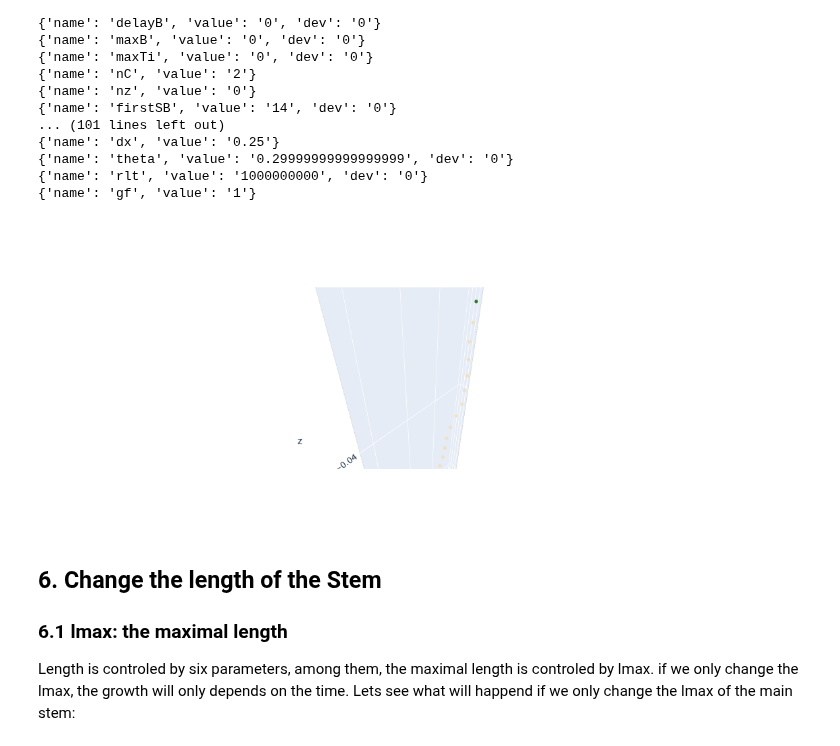
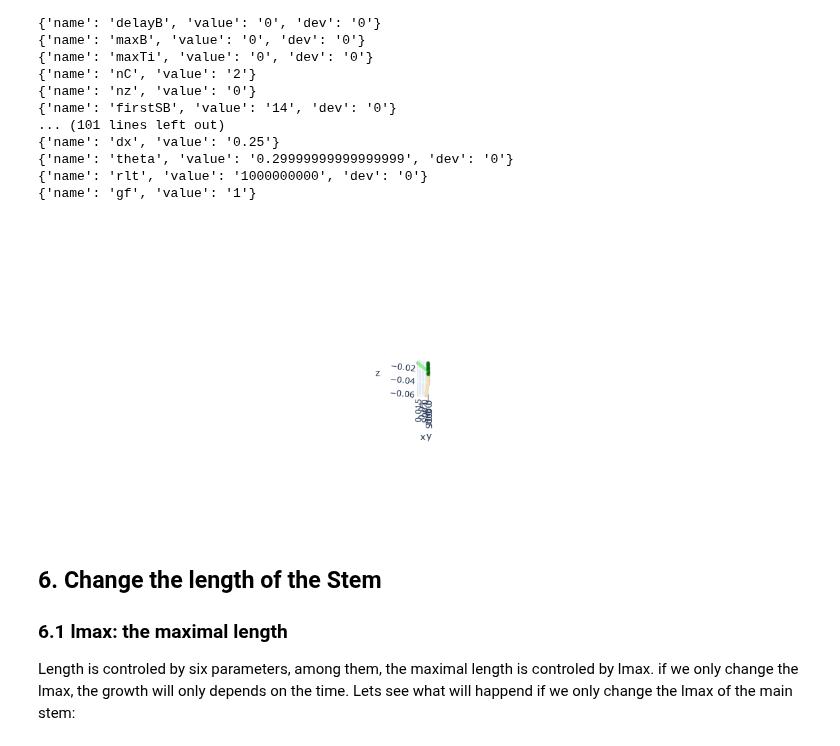
Before and after one commit to Plant-Root-Soil-Interactions-Modelling/CPlantBox, a Jupyter notebook: tutorial/jupyter/CPlantBox_PiafMunch_Tutorial_(include_installation).ipynb, the cells around one changed output. Drawn from its saved outputs; the diff is of its cells as text; code cells hidden in the pictures.

```diff
--- a/tutorial/jupyter/CPlantBox_PiafMunch_Tutorial_(include_installation).ipynb
+++ b/tutorial/jupyter/CPlantBox_PiafMunch_Tutorial_(include_installation).ipynb
@@ -40,6 +40,6 @@ To create different plants, only the last part of the code is needed, we will re
 # %%
 # to create a different plant, we need to repeat those 5 lines of code
-name = "1_new.xml" # parameter name, you could change the '4' to 0-8  and rerun this block
+name = "1.xml" # parameter name, you could change the '4' to 0-8  and rerun this block
 # here are some optional parameter files to be tested
 # name = "PMA2018" # Simulate a small plant with 3 leaves and two lateral root, you can comment the heliantus line and uncomment this line to see what happend.
 time = 70 # how many days the plant need to grow, make it smaller, for example 15 to see if the plant becomes smaller
@@ -53,7 +53,7 @@ fig.show()
 # %%
 for i in range(0,9):
     print('starting to create Plant No.{}'.format(i))
-    plant1 = CPlantBox_analysis('{}_new.xml'.format(str(i)), 180, '{}'.format(str(i)))
+    plant1 = CPlantBox_analysis('{}.xml'.format(str(i)), 180, '{}'.format(str(i)))
 # %% [markdown]
 ## 3. Rewrite the visualization function
 # %%
@@ -213,13 +213,13 @@ for organ in plant_parameter.iter('organ'):
 {'name': 'gf', 'value': '1'}
 # %%
 # here we show what is the plant simulated based on those parameters
-name= "PMA2018_new.xml"
+name= "PMA2018.xml"
 time = 90
 smallplant = CPlantBox(name, time, name) # make a plant object in python
 fig = visual_plant(smallplant)
 fig.show()
 # %% [output]
-[figure, old version]
+[figure, new version]
 # %% [markdown]
 ## 6. Change the length of the Stem
 ### 6.1 lmax: the maximal length
```
Also changed, not shown: parts of 4 cells of this notebook, 2 other files.
